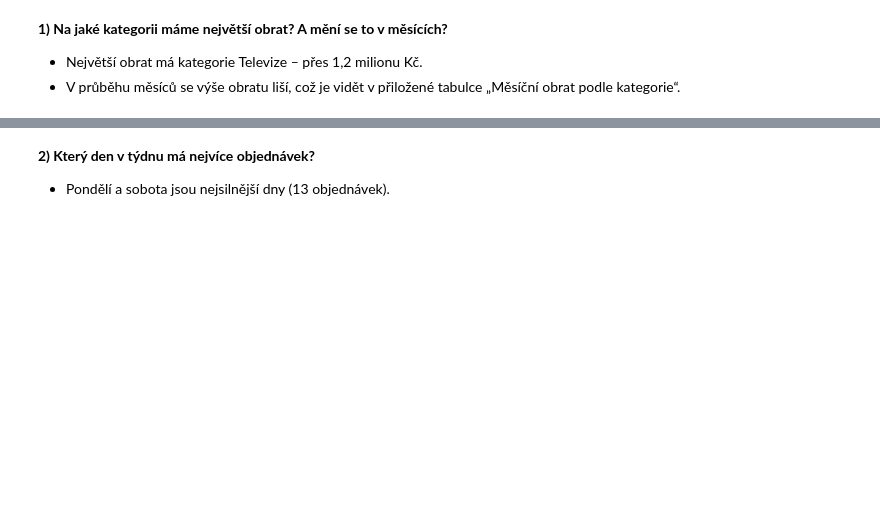
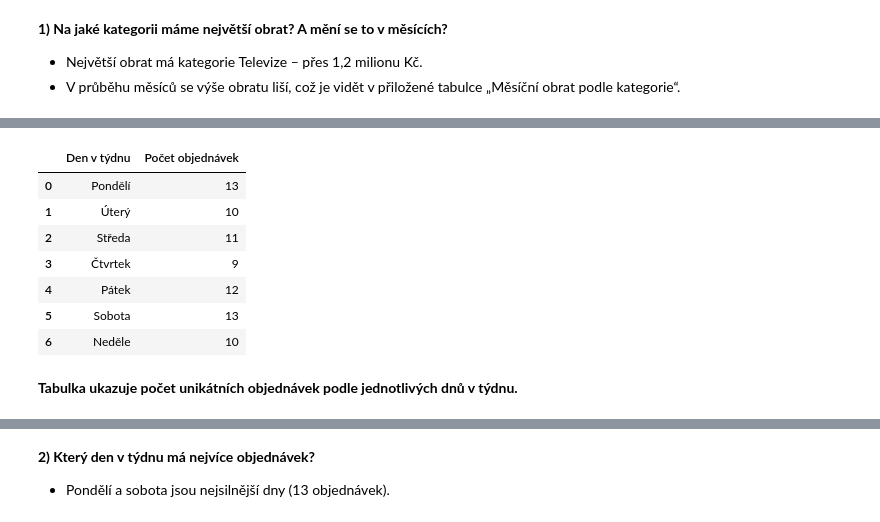
Before and after one commit to sandracumic/Test-Cross-Masters-s.r.o., a Jupyter notebook: Test_Cross_Masters_s_r_o_.ipynb, the cells around one changed output, grey strips where cells are left out. Saved outputs shown, nothing was run; the diff lists cells and outputs as text; code cells hidden in the pictures; blank space fills up the shorter version.

```diff
--- a/Test_Cross_Masters_s_r_o_.ipynb
+++ b/Test_Cross_Masters_s_r_o_.ipynb
@@ -93 +110,39 @@ dtype: int64
+# %%
+# Slovník pro překlad názvů dnů
+nazvy_dnu_cz = {
+    "Monday": "Pondělí",
+    "Tuesday": "Úterý",
+    "Wednesday": "Středa",
+    "Thursday": "Čtvrtek",
+    "Friday": "Pátek",
+    "Saturday": "Sobota",
+    "Sunday": "Neděle"
+}
+
+# Přidání sloupců s názvem dne (AJ do CJ)
+spojeno["Den_v_tydnu_nazev"] = spojeno["Date"].dt.day_name()
+spojeno["Den_v_tydnu_nazev_cz"] = spojeno["Den_v_tydnu_nazev"].map(nazvy_dnu_cz)
+
+# Seřazení typu kategorie pro správné pořadí
+poradi_dnu = ["Pondělí", "Úterý", "Středa", "Čtvrtek", "Pátek", "Sobota", "Neděle"]
+spojeno["Den_v_tydnu_nazev_cz"] = pd.Categorical(spojeno["Den_v_tydnu_nazev_cz"], categories=poradi_dnu, ordered=True)
+
+# Vytvoření tabulky
+df_dny = spojeno.groupby("Den_v_tydnu_nazev_cz", observed=True)["Transaction ID"].nunique().reset_index()
+df_dny.columns = ["Den v týdnu", "Počet objednávek"]
+display(df_dny)
+
+display(Markdown(
+    "**Tabulka ukazuje počet unikátních objednávek podle jednotlivých dnů v týdnu.**"
+))
+# %% [output]
+|  | Den v týdnu | Počet objednávek |
+| 0 | Pondělí | 13 |
+| 1 | Úterý | 10 |
+| 2 | Středa | 11 |
+| 3 | Čtvrtek | 9 |
+| 4 | Pátek | 12 |
+| 5 | Sobota | 13 |
+| 6 | Neděle | 10 |
+**Tabulka ukazuje počet unikátních objednávek podle jednotlivých dnů v týdnu.**
 # %%
```
Also changed, not shown: parts of 8 cells of this notebook.
